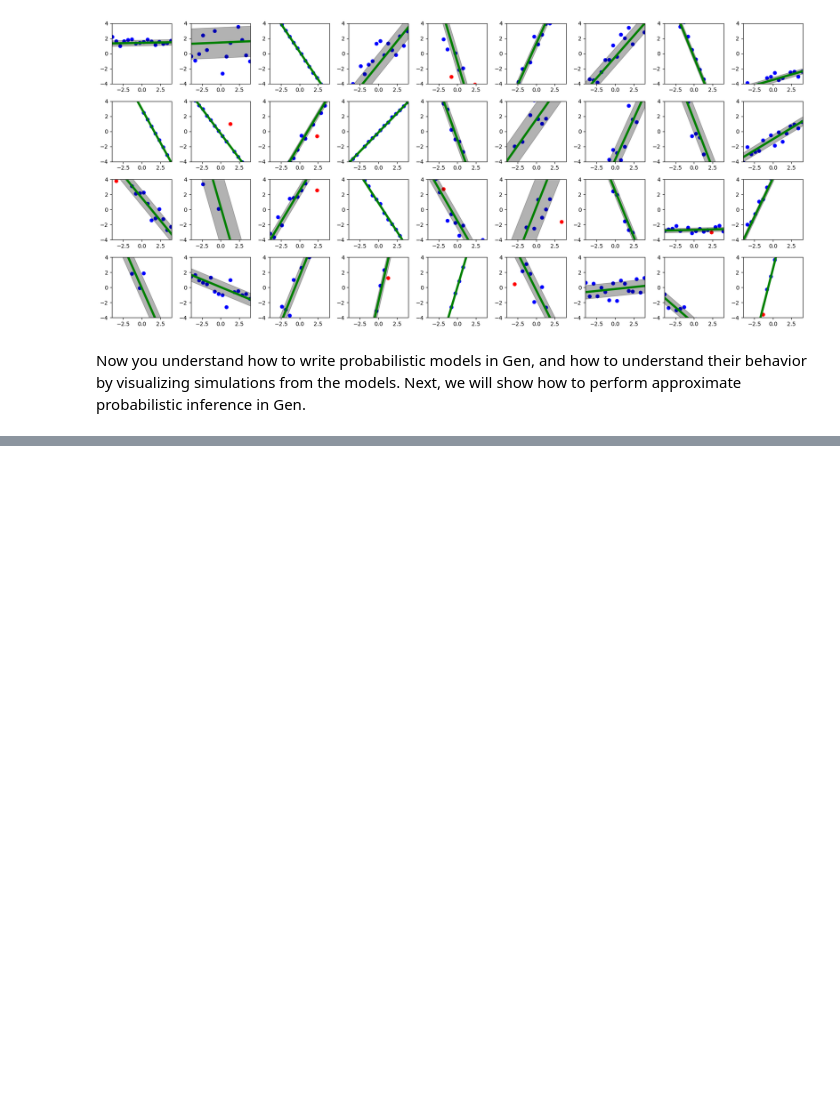
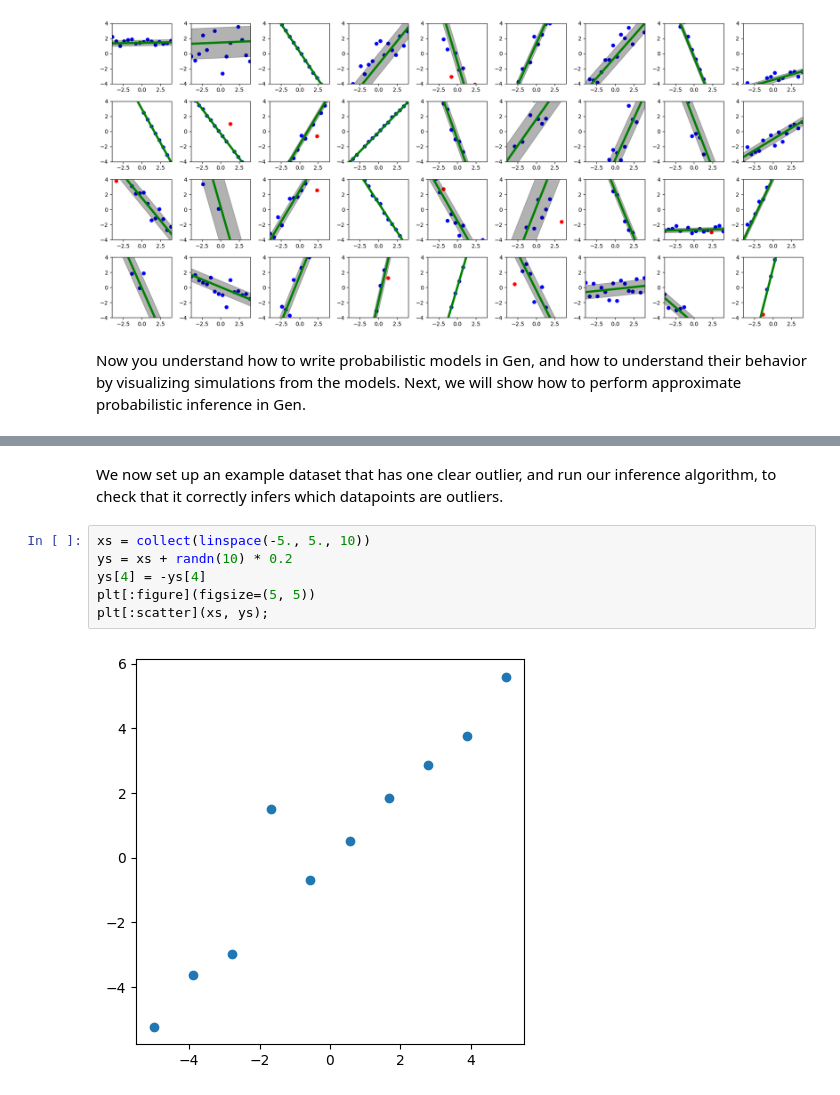
Before and after one commit to probcomp/GenExperimental.jl, a Jupyter notebook: examples/tutorial.ipynb, the cells around one changed output, grey strips where cells are left out. Cells and saved outputs as stored; diff of their text form; blank space fills up the shorter version.

```diff
--- a/examples/tutorial.ipynb
+++ b/examples/tutorial.ipynb
@@ -358,0 +392,10 @@ Now you understand how to write probabilistic models in Gen, and how to understa
+# %% [markdown]
+We now set up an example dataset that has one clear outlier, and run our inference algorithm, to check that it correctly infers which datapoints are outliers.
+# %%
+xs = collect(linspace(-5., 5., 10))
+ys = xs + randn(10) * 0.2
+ys[4] = -ys[4]
+plt[:figure](figsize=(5, 5))
+plt[:scatter](xs, ys);
+# %% [output]
+[figure, added]
```
Also changed, not shown: parts of 12 cells of this notebook.
